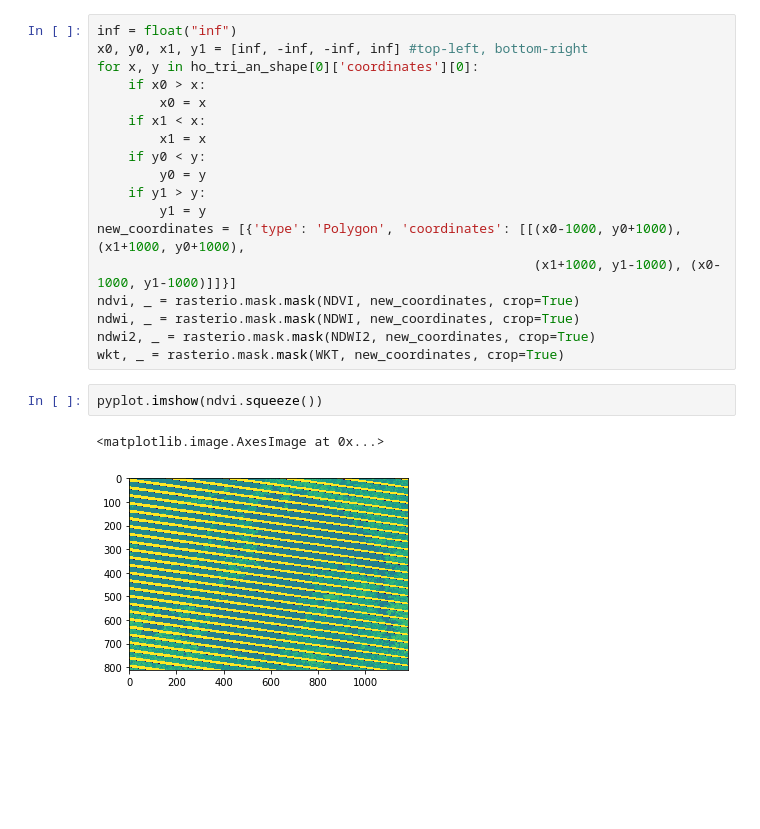
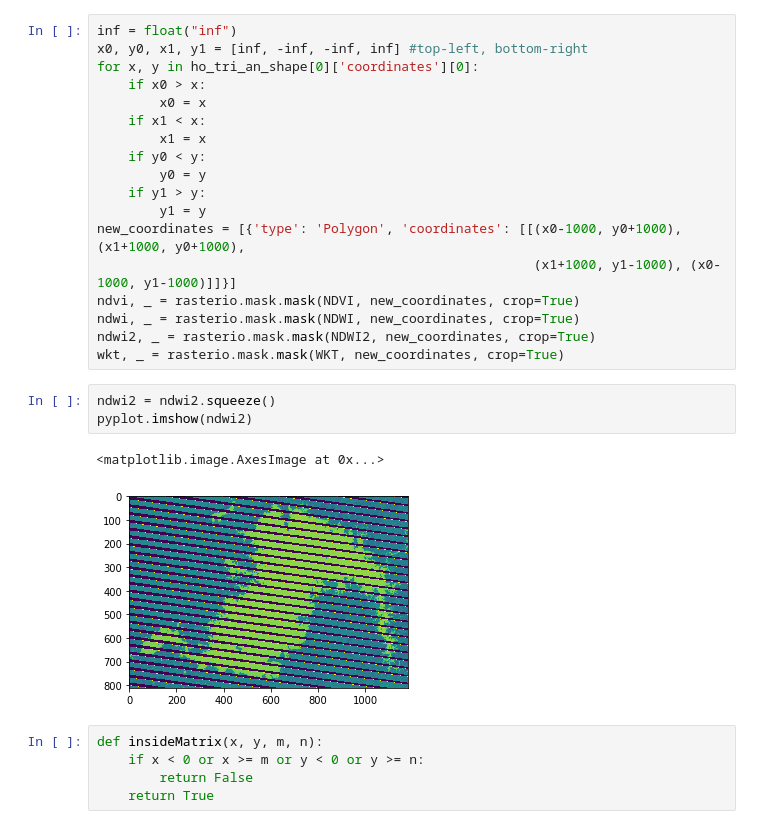
Before and after one commit to Hydroviet/Landsat-Imagery, a Jupyter notebook: Try on Landsat 7.ipynb, the cells around one changed output. Cells and saved outputs as stored; diff of their text form; blank space fills up the shorter version.

```diff
--- a/Try on Landsat 7.ipynb
+++ b/Try on Landsat 7.ipynb
@@ -221,8 +221,14 @@ ndvi, _ = rasterio.mask.mask(NDVI, new_coordinates, crop=True)
 ndwi, _ = rasterio.mask.mask(NDWI, new_coordinates, crop=True)
 ndwi2, _ = rasterio.mask.mask(NDWI2, new_coordinates, crop=True)
 wkt, _ = rasterio.mask.mask(WKT, new_coordinates, crop=True)
-# %%
-pyplot.imshow(ndvi.squeeze())
-# %% [output]
-<matplotlib.image.AxesImage at 0x...>
-[figure, removed]
+# %%
+ndwi2 = ndwi2.squeeze()
+pyplot.imshow(ndwi2)
+# %% [output]
+<matplotlib.image.AxesImage at 0x...>
+[figure, added]
+# %%
+def insideMatrix(x, y, m, n):
+    if x < 0 or x >= m or y < 0 or y >= n:
+        return False
+    return True
```
Also changed, not shown: parts of 3 cells of this notebook, 2 other files.
